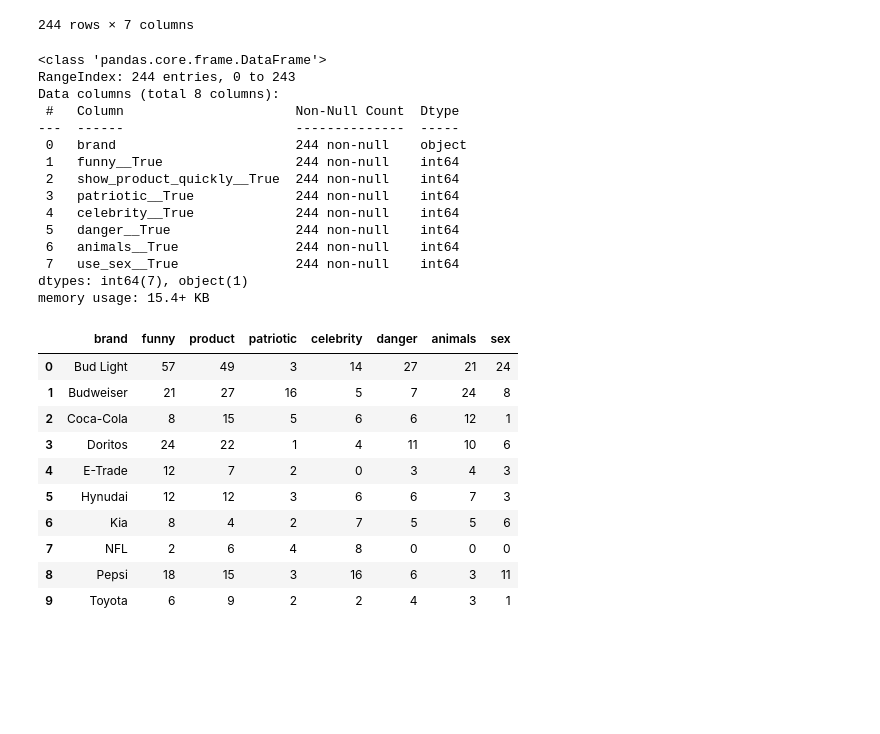
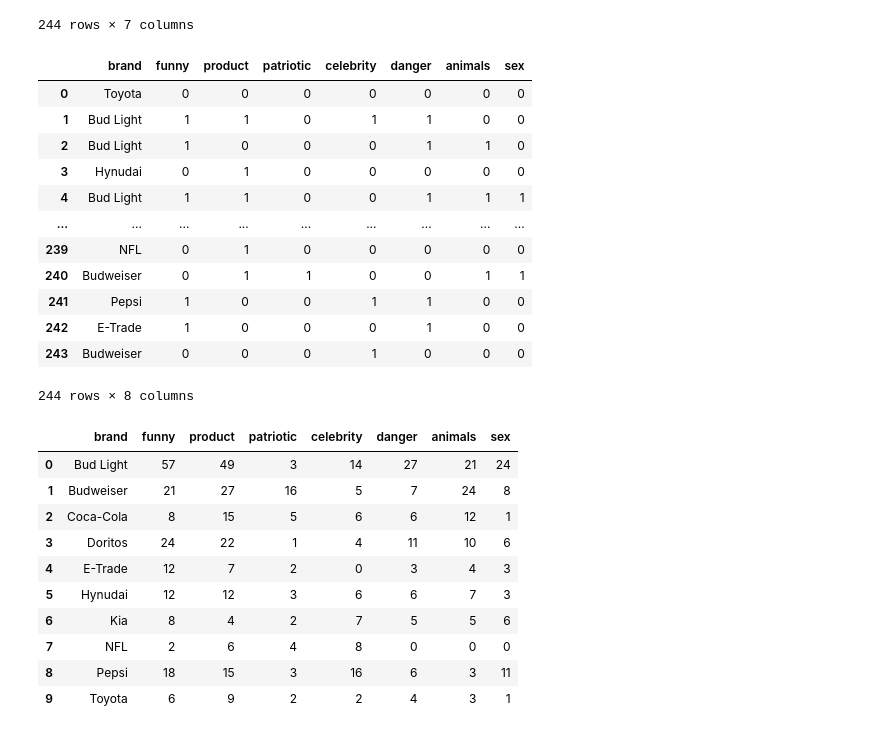
Before and after one commit to liparose/homework-1, a Jupyter notebook: notebooks/04-data-exploration.ipynb, the cells around one changed output. Cells and saved outputs as stored; diff of their text form; code cells hidden in the pictures; blank space fills up the shorter version.

```diff
--- a/notebooks/04-data-exploration.ipynb
+++ b/notebooks/04-data-exploration.ipynb
@@ -120,27 +102,35 @@ dummy_nominal
 # %%
 liste = df[['brand']].copy()
 
 for i in dummy_nominal:
     dummy_nominal[i] = dummy_nominal[i].astype("int64")
 
 liste = liste.join(dummy_nominal)
 
-liste.info()
+liste = liste.rename(columns={
+            "funny__True": "funny",
+            "show_product_quickly__True": "product",
+            "patriotic__True": "patriotic",
+            "celebrity__True": 'celebrity',
+            "danger__True": "danger",
+            "animals__True": "animals",
+            "use_sex__True": "sex"
+}, errors="raise")
+
+liste
 # %% [output]
+|  | brand | funny | product | patriotic | celebrity | danger | animals | sex |
+| 0 | Toyota | 0 | 0 | 0 | 0 | 0 | 0 | 0 |
+| 1 | Bud Light | 1 | 1 | 0 | 1 | 1 | 0 | 0 |
+| 2 | Bud Light | 1 | 0 | 0 | 0 | 1 | 1 | 0 |
+| 3 | Hynudai | 0 | 1 | 0 | 0 | 0 | 0 | 0 |
+| 4 | Bud Light | 1 | 1 | 0 | 0 | 1 | 1 | 1 |
+| ... | ... | ... | ... | ... | ... | ... | ... | ... |
+| 239 | NFL | 0 | 1 | 0 | 0 | 0 | 0 | 0 |
+| 240 | Budweiser | 0 | 1 | 1 | 0 | 0 | 1 | 1 |
+| 241 | Pepsi | 1 | 0 | 0 | 1 | 1 | 0 | 0 |
+| 242 | E-Trade | 1 | 0 | 0 | 0 | 1 | 0 | 0 |
+| 243 | Budweiser | 0 | 0 | 0 | 1 | 0 | 0 | 0 |
-<class 'pandas.core.frame.DataFrame'>
-RangeIndex: 244 entries, 0 to 243
-Data columns (total 8 columns):
- #   Column                      Non-Null Count  Dtype
----  ------                      --------------  -----
- 0   brand                       244 non-null    object
- 1   funny__True                 244 non-null    int64
- 2   show_product_quickly__True  244 non-null    int64
- 3   patriotic__True             244 non-null    int64
- 4   celebrity__True             244 non-null    int64
- 5   danger__True                244 non-null    int64
- 6   animals__True               244 non-null    int64
- 7   use_sex__True               244 non-null    int64
-dtypes: int64(7), object(1)
-memory usage: 15.4+ KB
+244 rows × 8 columns
 # %%
 final = liste.groupby(['brand']).agg({
```
Also changed, not shown: parts of 9 cells of this notebook.
